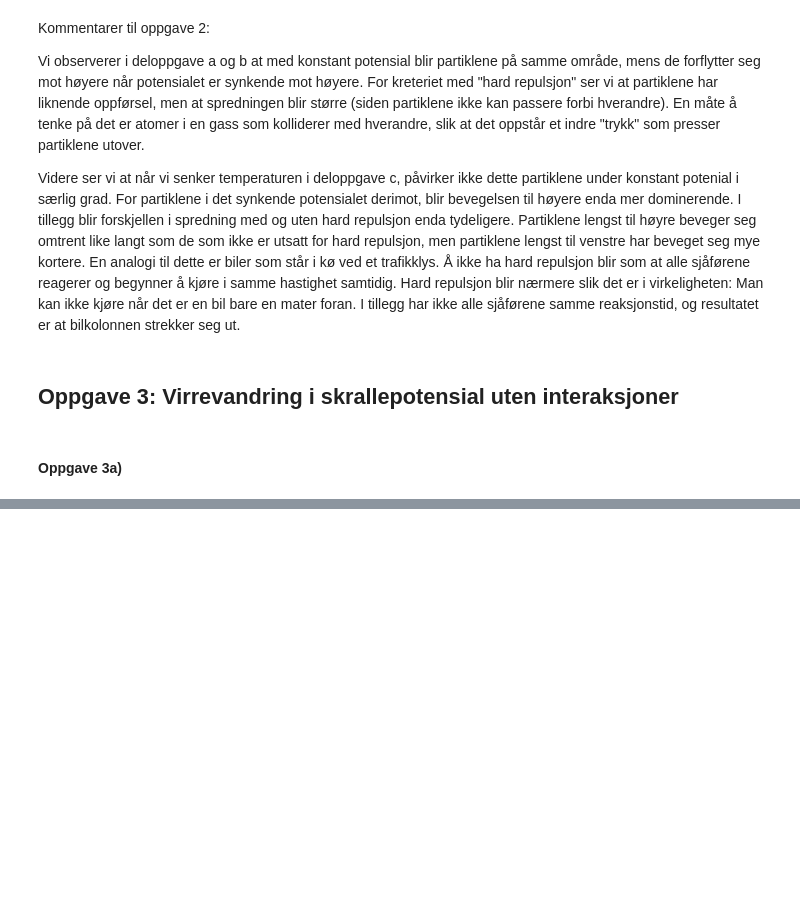
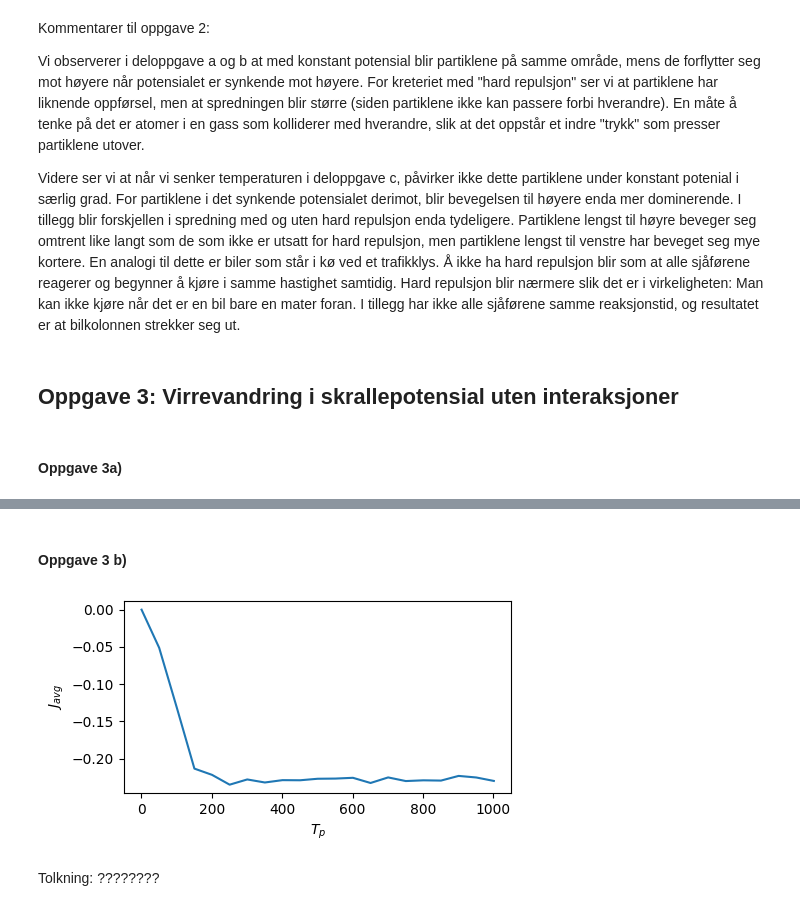
Before and after one commit to einaraarnaes/Prosjekt2, a Jupyter notebook: code.ipynb, the cells around one changed output, grey strips where cells are left out. Saved outputs shown, nothing was run; the diff lists cells and outputs as text; code cells hidden in the pictures; blank space fills up the shorter version.

```diff
--- a/code.ipynb
+++ b/code.ipynb
@@ -283,0 +314,44 @@ Average currents for the 10 cycles:
+# %% [markdown]
+#### Oppgave 3 b)
+# %%
+N_p = 40*N_x
+alpha = 0.8
+T_p_arr = np.arange(1, 1002, 50)
+
+
+positions = np.zeros(N_p)
+
+currents = np.zeros(len(T_p_arr))
+
+for i, T_p in enumerate(T_p_arr):
+    J_sum = 0
+
+    positions[:(len(positions)//2)] = N_x - 1
+    positions[len(positions)//2:] = 2*N_x - 1
+
+    for j in range(T_p):
+        prev = positions
+        if j%2 == 0:
+            positions = random_walk(1, positions, V_2, bk)
+        else:
+            positions = random_walk(1, positions, V_1, bk)
+
+        J_sum += np.sum(positions-prev)
+
+        positions = positions%(2*N_x)
+
+    currents[i] = J_sum/(N_p*2*N_x)
+
+fig, ax = plt.subplots(figsize=(5, 2.5))
+
+ax.plot(T_p_arr, currents)
+axs[0].plot(p_0, potential_curve_1)
+axs[1].plot(p_0, potential_curve_2)
+ax.set_xlabel("$T_p$")
+ax.set_ylabel("$J_{avg}$")
+plt.show()
+# %% [output]
+[figure, added]
+# %% [markdown]
+Tolkning:
+????????
```
Also changed, not shown: parts of 5 cells of this notebook.
